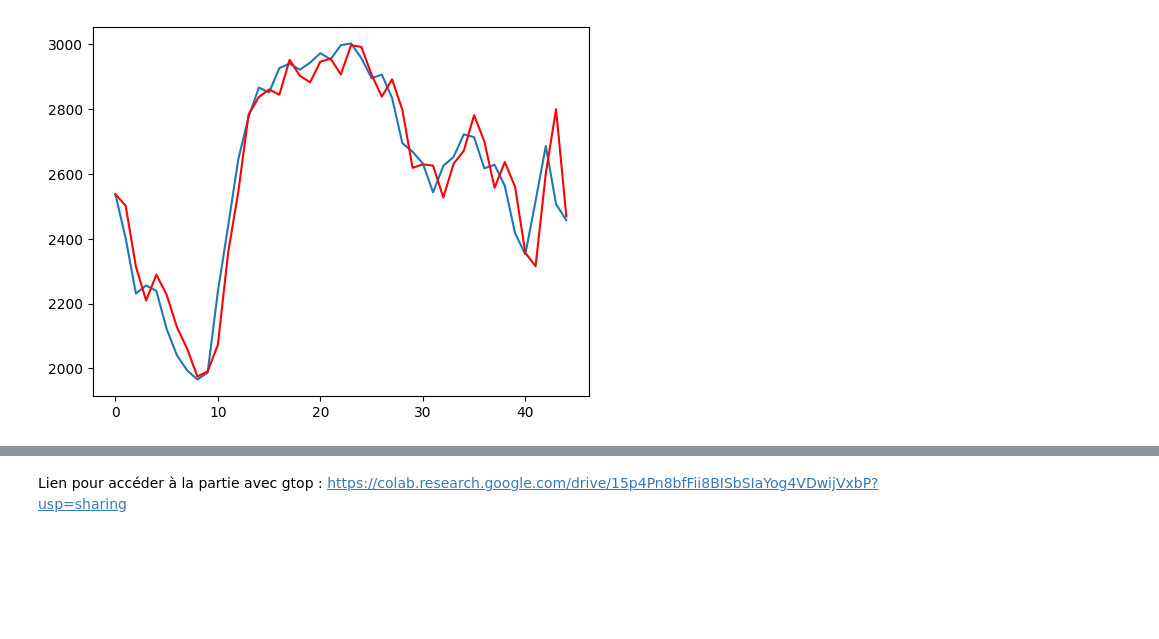
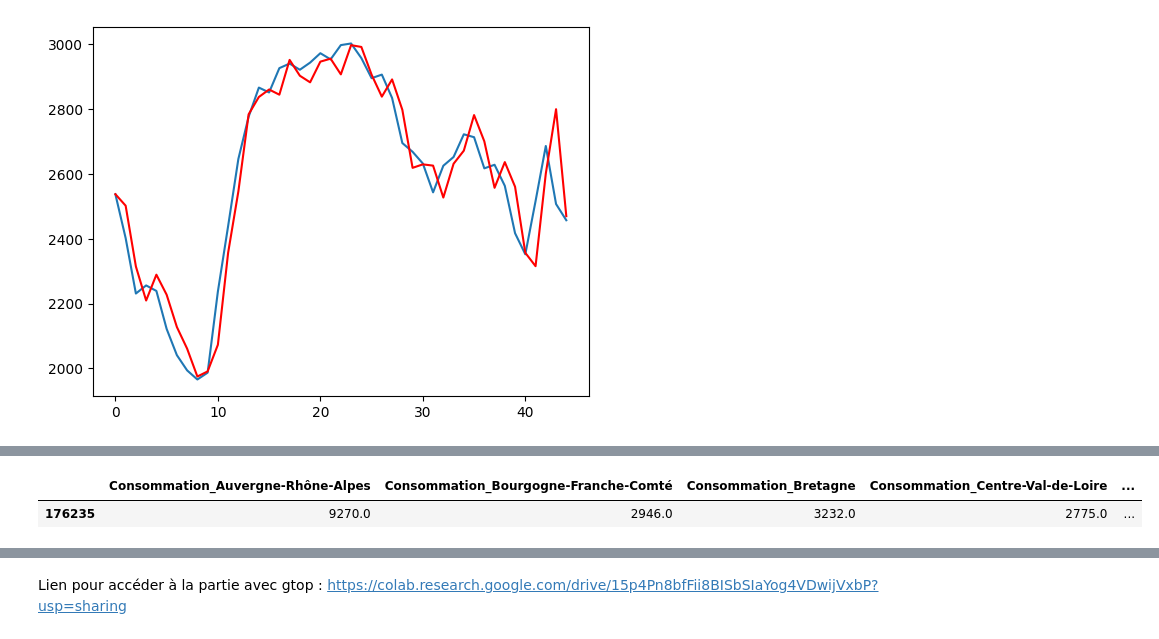
Before and after one commit to FeckNeck/temporal-data-analysis, a Jupyter notebook: index.ipynb, the cells around one changed output, grey strips where cells are left out. Saved outputs shown, nothing was run; the diff lists cells and outputs as text; code cells hidden in the pictures; blank space fills up the shorter version.

```diff
--- a/index.ipynb
+++ b/index.ipynb
@@ -1853,0 +1842,12 @@ pyplot.show()
+# %%
+#get last row of model_regionaux and model_national
+mod = model_regionaux.reset_index()
+#keep row where index = "2023-12-20 08:30:00"
+mod = mod[mod["index"] == "2023-12-20 08:30:00"]
+#delete index column
+test = mod.drop(columns=["index"])
+#add column
+test
+# %% [output]
+|  | Consommation_Auvergne-Rhône-Alpes | Consommation_Bourgogne-Franche-Comté | Consommation_Bretagne | Consommation_Centre-Val-de-Loire | ... |
+| 176235 | 9270.0 | 2946.0 | 3232.0 | 2775.0 | ... |
```
Also changed, not shown: parts of 13 cells of this notebook.
